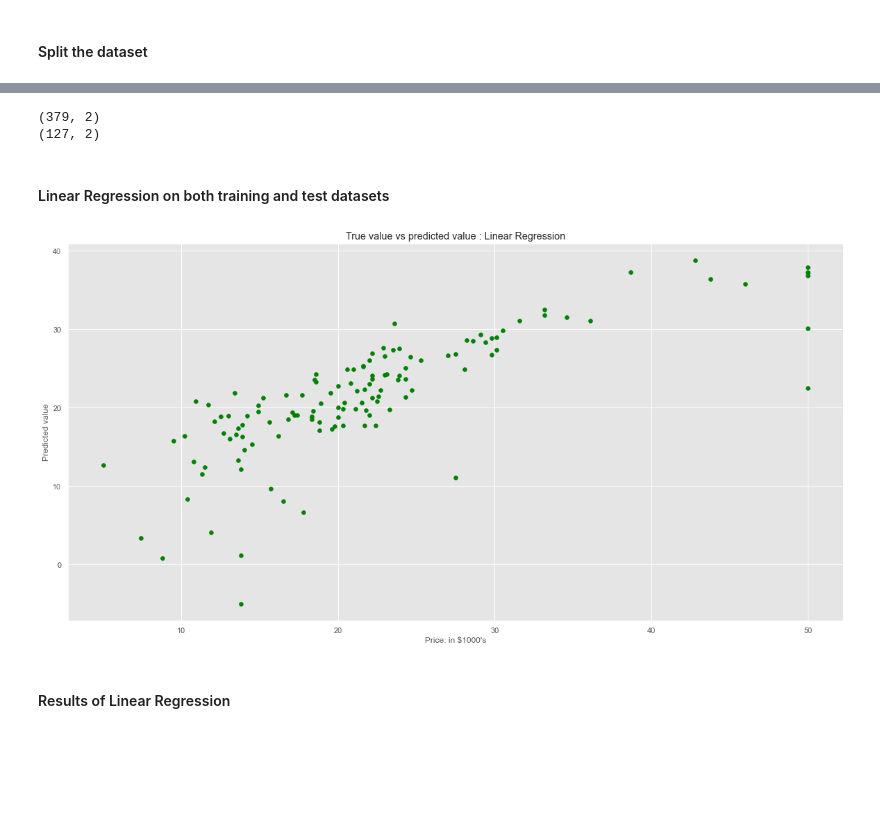
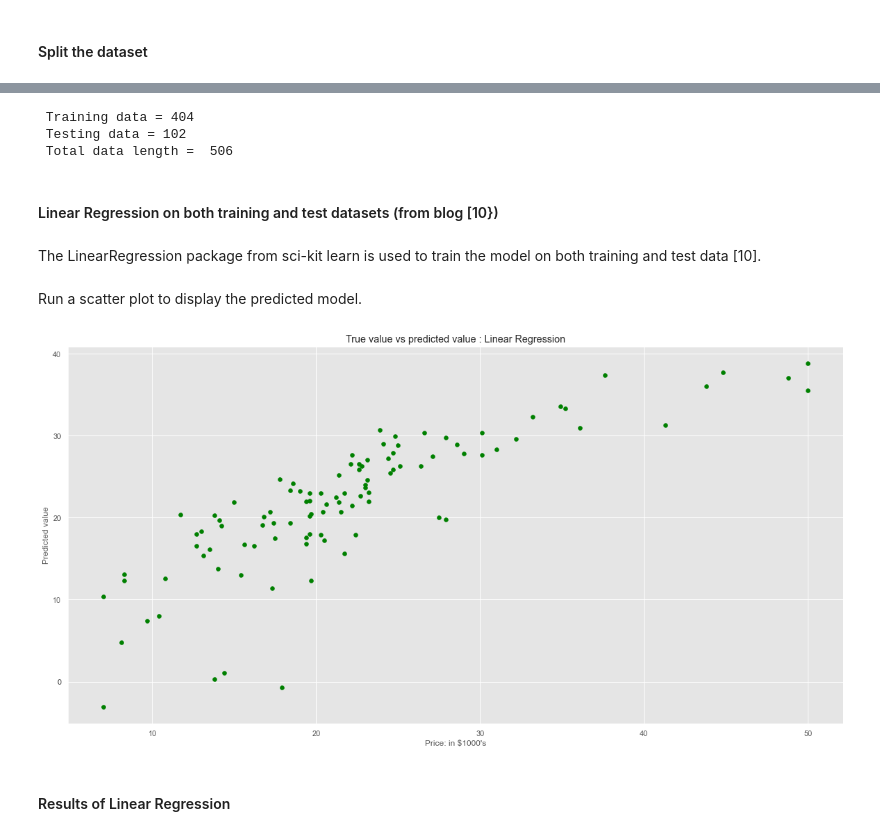
Before and after one commit to nmanley73/Machine_Learning_assessment, a Jupyter notebook: scikit-learn.ipynb, the cells around one changed output, grey strips where cells are left out. Saved outputs shown, nothing was run; the diff lists cells and outputs as text; code cells hidden in the pictures; blank space fills up the shorter version.

```diff
--- a/scikit-learn.ipynb
+++ b/scikit-learn.ipynb
@@ -301,29 +320,44 @@ and 25% of testing. This splits the 2 sets of data into 379 rows for training an
+# %%
+columns = ['LSTAT','RM']
+
+# concatenate field LSTAT, RM using np.c
+X = pd.DataFrame(np.c_[df['LSTAT'], df['RM']])
+Y = df['MEDV']
 # %%
-X_train, X_test, y_train, y_test = train_test_split(X,y, random_state=50)
+# split dataset in test and teain models
+X_train, X_test, Y_train, Y_test = train_test_split(X,Y, test_size = 0.2, random_state=5)
 
-# X_train contains 75% of total dataset
-print(X_train.shape)
-# X_test contains 25% of total dataset
-print(X_test.shape)
+# display the resulting count of each dataset
+a = len(X_train)
+b = len(X_test)
+
+# print results
+print(' Training data =',a,'\n','Testing data =',b,'\n','Total data length = ',a+b)
 # %% [output]
-(379, 2)
-(127, 2)
+ Training data = 404
+ Testing data = 102
+ Total data length =  506
 # %% [markdown]
-#### Linear Regression on both training and test datasets
+#### Linear Regression on both training and test datasets (from blog [10})
+# %% [markdown]
+The LinearRegression package from sci-kit learn is used to train the model on both training and test data [10].
 # %%
+# train models usinG LR on both train and test
 lr = LinearRegression()
-lr.fit(X_train,y_train)
+lr.fit(X_train,Y_train)
 
 y_pred = lr.predict(X_test)
+# %% [markdown]
+Run a scatter plot to display the predicted model.
 # %%
 # Plotting Scatter graph to show the prediction
 # results - 'ytrue' value vs 'y_pred' value
-plt.scatter(y_test, y_pred, c = 'green')
+plt.scatter(Y_test, y_pred, c = 'green')
 plt.xlabel("Price: in $1000's")
 plt.ylabel("Predicted value")
 plt.title("True value vs predicted value : Linear Regression")
 plt.show()
 # %% [output]
-[figure, old version]
+[figure, new version]
 # %% [markdown]
 #### Results of Linear Regression
```
Also changed, not shown: parts of 64 cells of this notebook.
